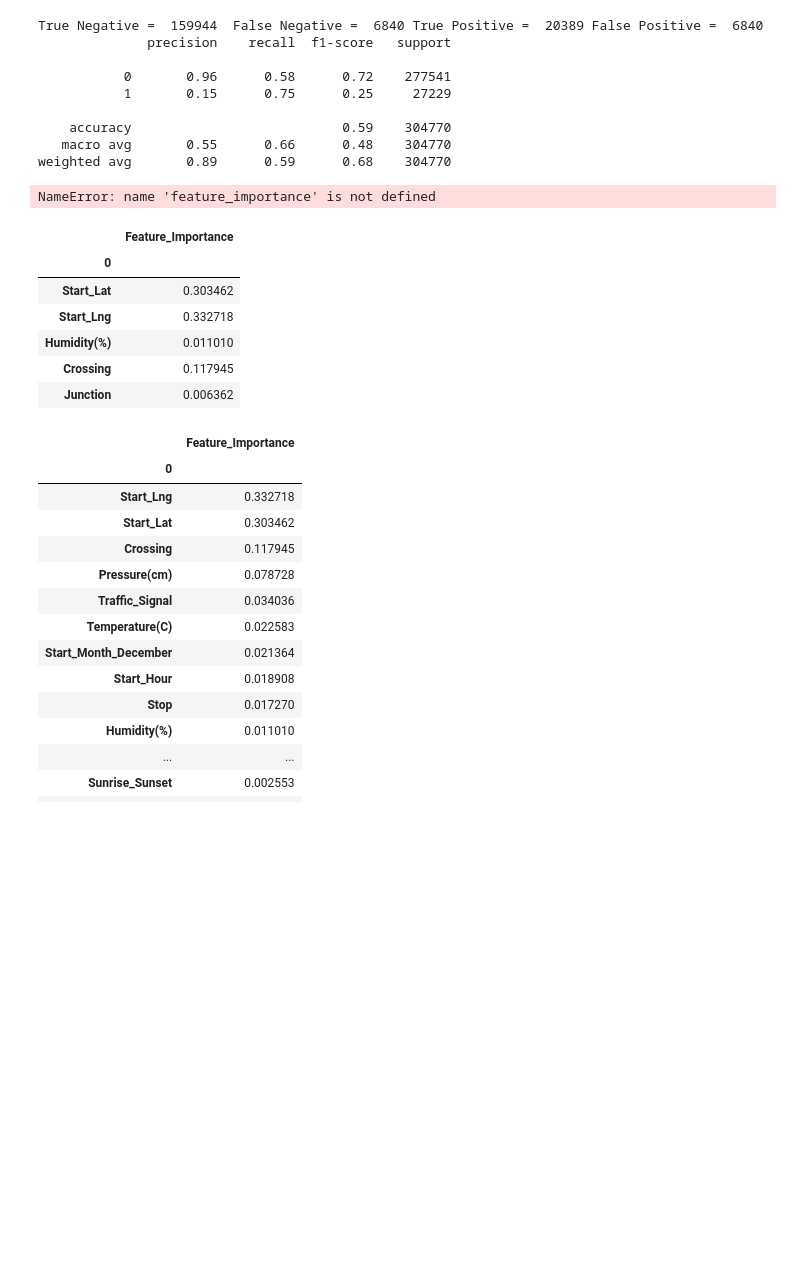
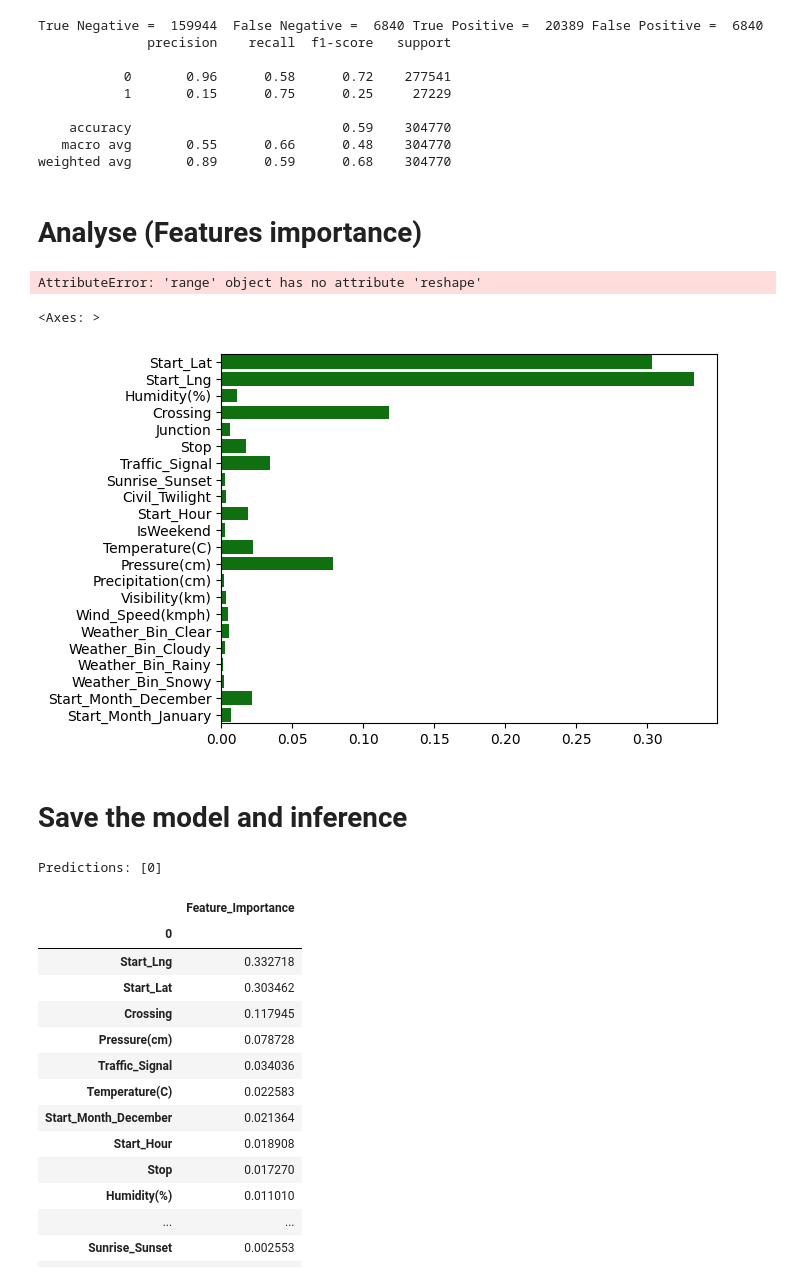
Before and after one commit to reza370/ML_group_project, a Jupyter notebook: accidents_models.ipynb, the cells around one changed output. Cells and saved outputs as stored; diff of their text form; code cells hidden in the pictures; blank space fills up the shorter version.

```diff
--- a/accidents_models.ipynb
+++ b/accidents_models.ipynb
@@ -207,9 +204,9 @@ weighted avg       0.87      0.58      0.66    304770
 # %% [markdown]
 # The final model
 # %%
-model = RandomForestClassifier(n_estimators= 200, criterion="gini", max_depth= 9, n_jobs=-1, random_state=370)
-model.fit(X_train_rus, Y_train_rus)
-yhat = model.predict(X_test)
+model_final = RandomForestClassifier(n_estimators= 200, criterion="gini", max_depth= 9, n_jobs=-1, random_state=370)
+model_final.fit(X_train_rus, Y_train_rus)
+yhat = model_final.predict(X_test)
 tn, fp, fn, tp = confusion_matrix(Y_test, yhat).ravel()
 print("True Negative = ",tn, " False Negative = ",fn, "True Positive = ", tp, "False Positive = ", fn)
 print(classification_report(Y_test, yhat))
@@ -223,23 +220,3 @@ True Negative =  159944  False Negative =  6840 True Positive =  20389 False Pos
     accuracy                           0.59    304770
    macro avg       0.55      0.66      0.48    304770
 weighted avg       0.89      0.59      0.68    304770
-# %%
-feature_importance
-# %% [output]
-NameError: name 'feature_importance' is not defined
-# %%
-def clean_data(feature_importance):
-    # Rename column 'index' to 'Feature_Importance'
-    feature_importance = feature_importance.rename(columns={'index': 'Feature_Importance'})
-    return feature_importance
-
-feature_importance = clean_data(feature_importance.copy())
-feature_importance.head()
-# %% [output]
-|  | Feature_Importance |
-| 0 |  |
-| Start_Lat | 0.303462 |
-| Start_Lng | 0.332718 |
-| Humidity(%) | 0.011010 |
-| Crossing | 0.117945 |
-| Junction | 0.006362 |
@@ -247,0 +223,19 @@ feature_importance = feature_importance.sort_values(['Feature_Importance'], asce
+# %% [markdown]
+# Analyse (Features importance)
+# %%
+id = range(1,23)
+id.reshape(1,-1).shape
+#feature_imp.reshape(-1,1).shape
+# %% [output]
+AttributeError: 'range' object has no attribute 'reshape'
+# %%
+feature_imp = model_final.feature_importances_
+feature_names = model_final.feature_names_in_
+feature_importance = [feature_names, feature_imp]
+feature_importance[0]
+sns.barplot( y= feature_importance[0], x=feature_importance[1], color="green")
+# %% [output]
+<Axes: >
+[figure, added]
+# %% [markdown]
+# Save the model and inference
@@ -248,3 +249,11 @@ feature_importance = feature_importance.sort_values(['Feature_Importance'], asce
+# %%
+new_data = X_test.iloc[[0]]  # Your new data here
+
+# Use the loaded model for prediction
+predictions = loaded_rf_model.predict(new_data)
+print("Predictions:", predictions)
+# %% [output]
+Predictions: [0]
 # %%
 feature_importance
 # %% [output]
```
Also changed, not shown: parts of 16 cells of this notebook, 1 other file.
